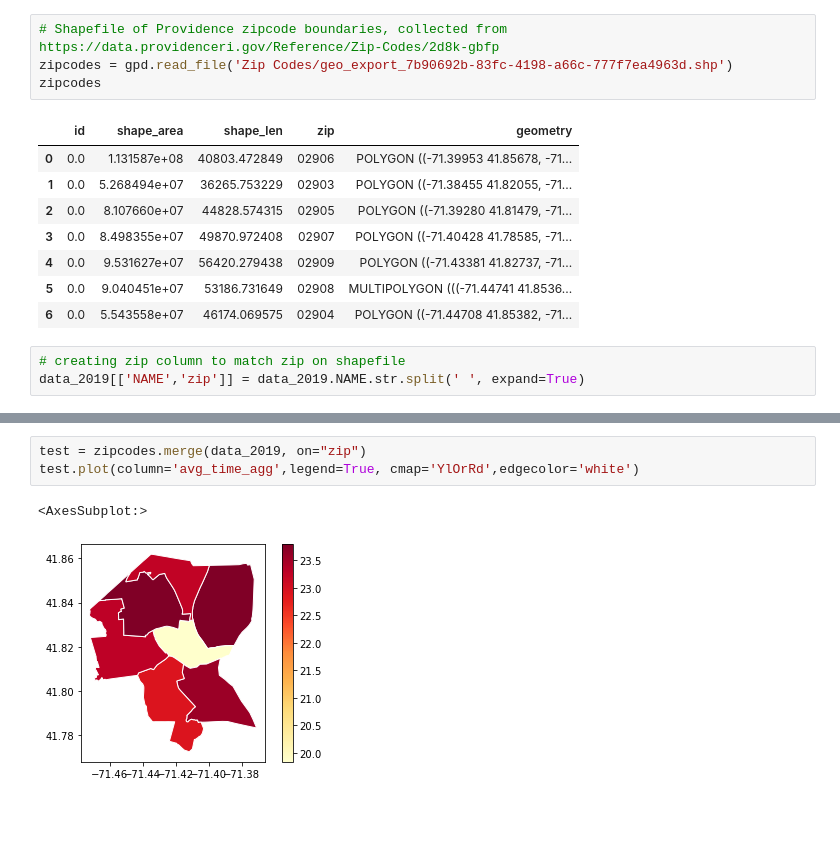
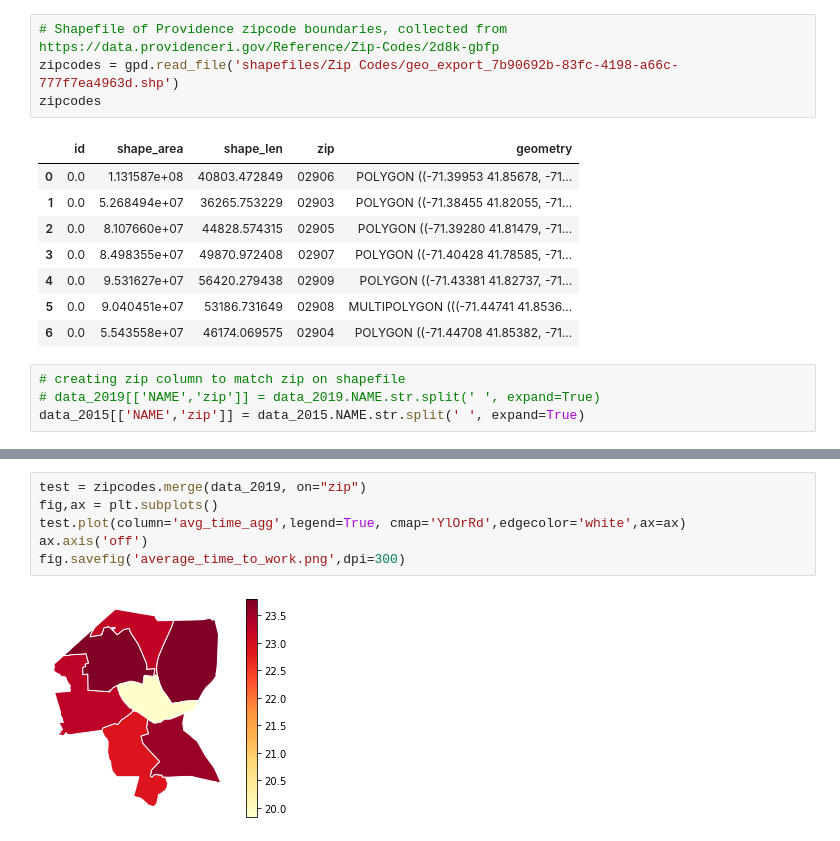
Before and after one commit to hochru557/po524-parking, a Jupyter notebook: census_api.ipynb, the cells around one changed output, grey strips where cells are left out. Cells and saved outputs as stored; diff of their text form; blank space fills up the shorter version.

```diff
--- a/census_api.ipynb
+++ b/census_api.ipynb
@@ -93,7 +76,7 @@ with pd.ExcelWriter('ZCTA_data.xlsx') as writer:
     data_2019.to_excel(writer, sheet_name="ACS_2019")
 # %%
 # Shapefile of Providence zipcode boundaries, collected from https://data.providenceri.gov/Reference/Zip-Codes/2d8k-gbfp
-zipcodes = gpd.read_file('Zip Codes/geo_export_7b90692b-83fc-4198-a66c-777f7ea4963d.shp')
+zipcodes = gpd.read_file('shapefiles/Zip Codes/geo_export_7b90692b-83fc-4198-a66c-777f7ea4963d.shp')
 zipcodes
 # %% [output]
 |  | id | shape_area | shape_len | zip | geometry |
@@ -106,4 +89,5 @@ zipcodes
 | 6 | 0.0 | 5.543558e+07 | 46174.069575 | 02904 | POLYGON ((-71.44708 41.85382, -71... |
 # %%
 # creating zip column to match zip on shapefile
-data_2019[['NAME','zip']] = data_2019.NAME.str.split(' ', expand=True)
+# data_2019[['NAME','zip']] = data_2019.NAME.str.split(' ', expand=True)
+data_2015[['NAME','zip']] = data_2015.NAME.str.split(' ', expand=True)
@@ -110,6 +111,8 @@ data_2019[['NAME','zip']] = data_2019.NAME.str.split(' ', expand=True)
 # %%
 test = zipcodes.merge(data_2019, on="zip")
-test.plot(column='avg_time_agg',legend=True, cmap='YlOrRd',edgecolor='white')
+fig,ax = plt.subplots()
+test.plot(column='avg_time_agg',legend=True, cmap='YlOrRd',edgecolor='white',ax=ax)
+ax.axis('off')
+fig.savefig('average_time_to_work.png',dpi=300)
 # %% [output]
-<AxesSubplot:>
-[figure, old version]
+[figure, new version]
```
Also changed, not shown: parts of 5 cells of this notebook, 12 other files.
